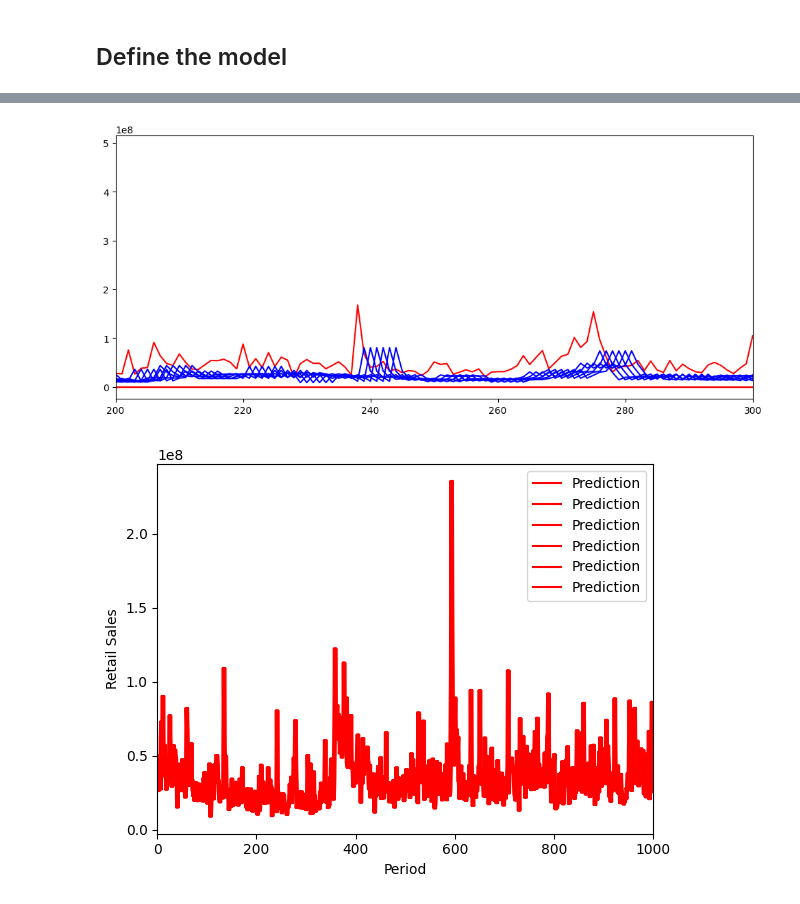
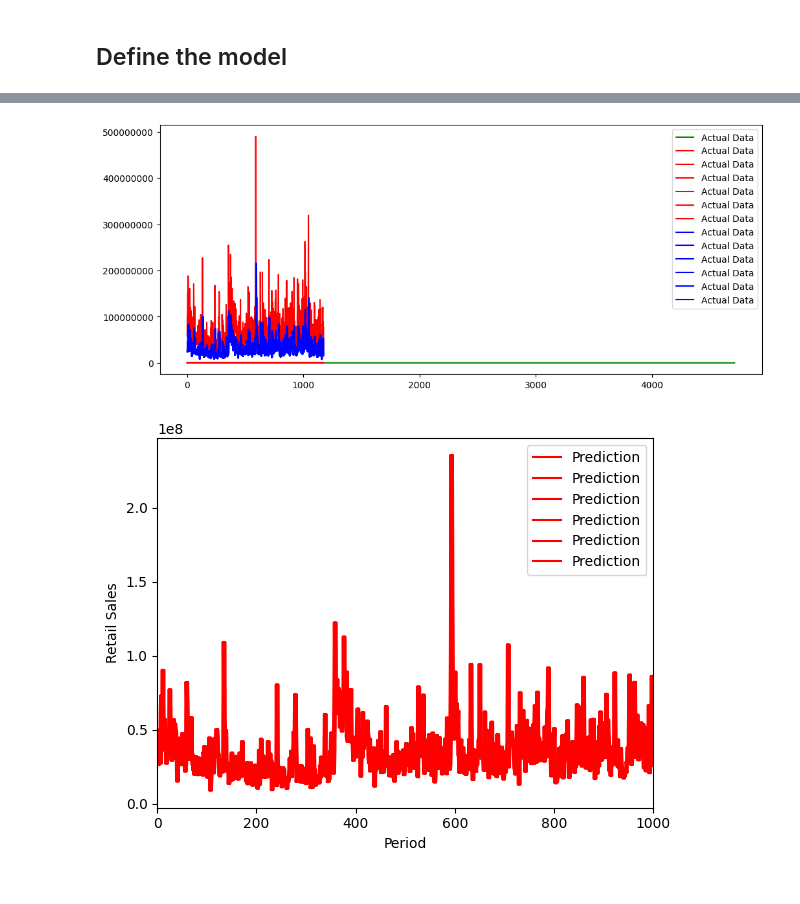
Before and after one commit to up841068/petropredict, a Jupyter notebook: PBR_predictive_model/notebooks/predictions.ipynb, the cells around one changed output, grey strips where cells are left out. Drawn from its saved outputs; the diff is of its cells as text; code cells hidden in the pictures.

Commit message:
made minor changes to model

```diff
--- a/PBR_predictive_model/notebooks/predictions.ipynb
+++ b/PBR_predictive_model/notebooks/predictions.ipynb
@@ -142,17 +158,3 @@ Train: 4718
 Test length: 1180
 # %% [markdown]
 Convert to Time Series Data
-# %%
-def get_timeseries(x, n_steps=1):
-    x_ts, y_ts = [], []
-    for ii in range(len(x) - n_steps):
-        v = x.iloc[ii:(ii + n_steps)].values
-        x_ts.append(v)
-        w = x.iloc[ii + n_steps].values
-        y_ts.append(w)
-    return np.array(x_ts), np.array(y_ts)
-
-
-n_steps = 6
-X_train, y_train = get_timeseries(train, n_steps)
-X_test, y_test = get_timeseries(test,n_steps)
@@ -172,6 +190,6 @@ model.add(Dense(1))
 model.compile(loss='mean_squared_error', optimizer=optimizer)
 pipeline = make_pipeline(MinMaxScaler(), model)
 
-history = model.fit(X_train, y_train, epochs=300, batch_size=64)
+history = model.fit(X_train, y_train, epochs=300)
 # %% [output]
 Epoch 1/300
@@ -214,14 +226,19 @@ ValueError: Classification metrics can't handle a mix of continuous-multioutput
 # %%
+import matplotlib.pyplot as plt
+
 fig = plt.figure(figsize=(12,5))
 fig.set_dpi(100)
-
 
 plt.plot(y_train, label="Actual Data", color='g')
 plt.plot(y_test, label="Actual Data", color='r')
 plt.plot(y_pred, label="Actual Data", color='b')
-plt.xlim(200, 300);
+
+plt.gca().ticklabel_format(style='plain', axis='y') # set y-axis format to plain
+
+plt.legend()
+plt.show()
 # %% [output]
-[figure, old version]
+[figure, new version]
 # %%
 
 plt.plot(y_pred, 'r', label="Prediction")
```
Also changed, not shown: parts of 15 cells of this notebook.
